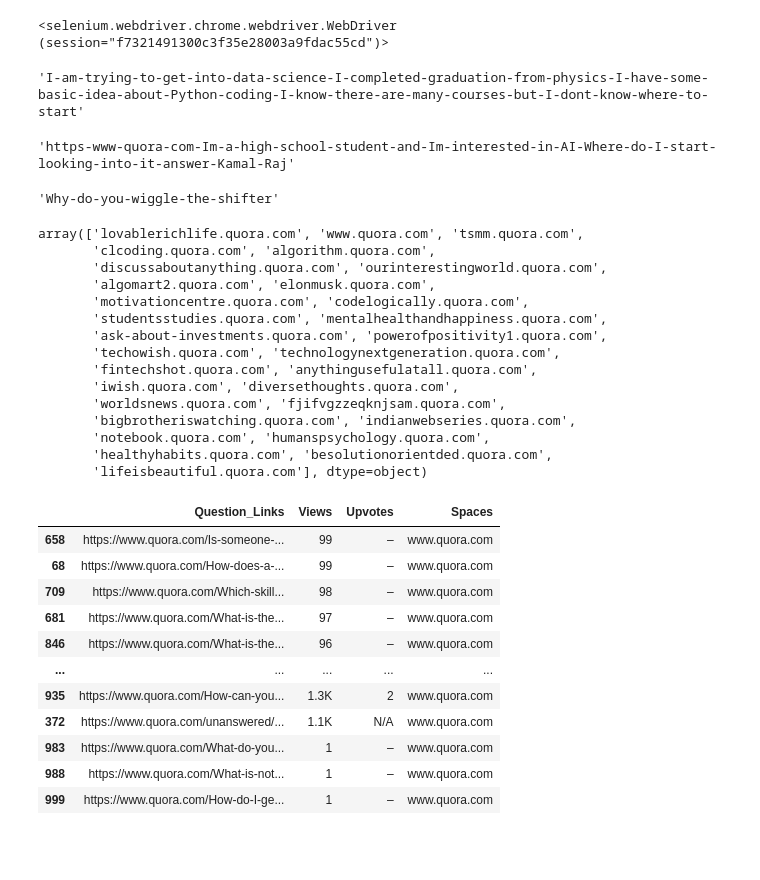
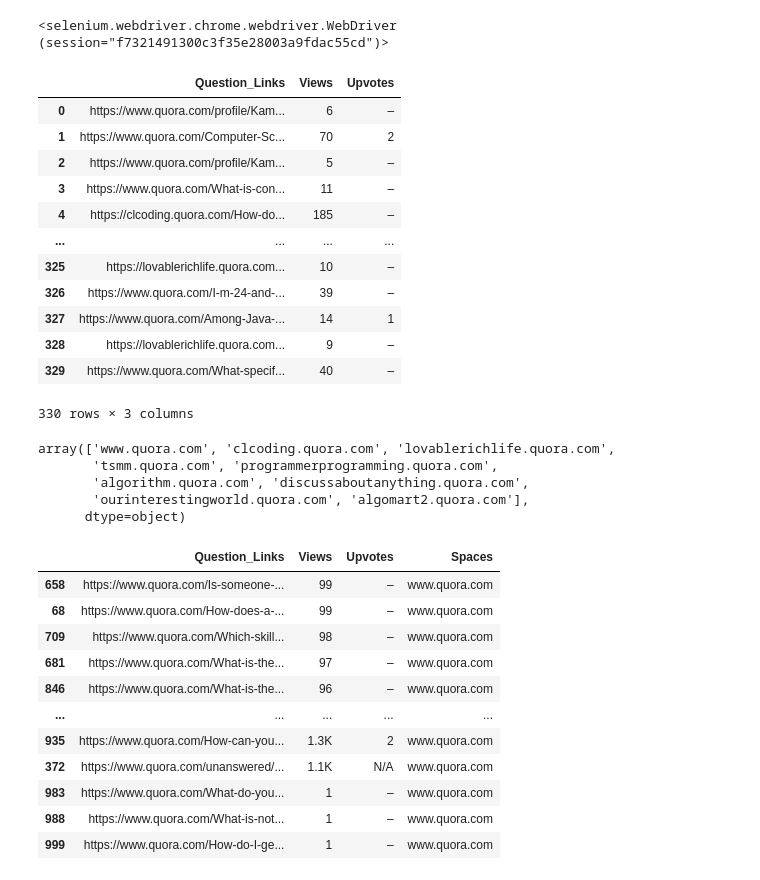
Before and after one commit to Kamalabot/Datagathering_Automation, a Jupyter notebook: QuoraScraper.ipynb, the cells around one changed output. Cells and saved outputs as stored; diff of their text form; code cells hidden in the pictures; blank space fills up the shorter version.

```diff
--- a/QuoraScraper.ipynb
+++ b/QuoraScraper.ipynb
@@ -60,11 +55,11 @@ quora_login = 'https://www.quora.com/'
 
 def live_driver(link):
 
-    options = Options()
+    #options = Options()
 
-    options.headless = True #making this driver headless so it can work in the background
+    #options.headless = True #making this driver headless so it can work in the background
 
-    driver = webdriver.Chrome(options=options, executable_path=r'chromedriver.exe')
+    driver = webdriver.Chrome()
 
     driver.get(link)
     driver.maximize_window()
@@ -364,15 +367,3 @@ view_list = view_count(my_driver)
 quest_links = question_collector(my_driver)
 
 quora_frame = pd.DataFrame({'Question_Links':quest_links, 'Views':view_list, 'Upvotes': upvote_list})
-# %%
-quora_frame.Question_Links[2].split('/')[3]
-# %% [output]
-'I-am-trying-to-get-into-data-science-I-completed-graduation-from-physics-I-have-some-basic-idea-about-Python-coding-I-know-there-are-many-courses-but-I-dont-know-where-to-start'
-# %%
-quora_frame.Question_Links[5].split('/')[3]
-# %% [output]
-'https-www-quora-com-Im-a-high-school-student-and-Im-interested-in-AI-Where-do-I-start-looking-into-it-answer-Kamal-Raj'
-# %%
-quora_frame.Question_Links[1].split('/')[3]
-# %% [output]
-'Why-do-you-wiggle-the-shifter'
@@ -379,22 +372,28 @@ quora_frame.Question_Links[1].split('/')[3]
+# %%
+quora_frame_live
+# %% [output]
+|  | Question_Links | Views | Upvotes |
+| 0 | https://www.quora.com/profile/Kam... | 6 | – |
+| 1 | https://www.quora.com/Computer-Sc... | 70 | 2 |
+| 2 | https://www.quora.com/profile/Kam... | 5 | – |
+| 3 | https://www.quora.com/What-is-con... | 11 | – |
+| 4 | https://clcoding.quora.com/How-do... | 185 | – |
+| ... | ... | ... | ... |
+| 325 | https://lovablerichlife.quora.com... | 10 | – |
+| 326 | https://www.quora.com/I-m-24-and-... | 39 | – |
+| 327 | https://www.quora.com/Among-Java-... | 14 | 1 |
+| 328 | https://lovablerichlife.quora.com... | 9 | – |
+| 329 | https://www.quora.com/What-specif... | 40 | – |
+330 rows × 3 columns
 # %%
-quora_frame['Spaces'] = quora_frame.Question_Links.apply(lambda x : x.split('/')[2])
-quora_frame.Spaces.unique()
+quora_frame_live['Spaces'] = quora_frame_live.Question_Links.apply(lambda x : x.split('/')[2])
+quora_frame_live.Spaces.unique()
 # %% [output]
-array(['lovablerichlife.quora.com', 'www.quora.com', 'tsmm.quora.com',
-       'clcoding.quora.com', 'algorithm.quora.com',
-       'discussaboutanything.quora.com', 'ourinterestingworld.quora.com',
-       'algomart2.quora.com', 'elonmusk.quora.com',
-       'motivationcentre.quora.com', 'codelogically.quora.com',
-       'studentsstudies.quora.com', 'mentalhealthandhappiness.quora.com',
-       'ask-about-investments.quora.com', 'powerofpositivity1.quora.com',
-       'techowish.quora.com', 'technologynextgeneration.quora.com',
-       'fintechshot.quora.com', 'anythingusefulatall.quora.com',
-       'iwish.quora.com', 'diversethoughts.quora.com',
-       'worldsnews.quora.com', 'fjifvgzzeqknjsam.quora.com',
-       'bigbrotheriswatching.quora.com', 'indianwebseries.quora.com',
-       'notebook.quora.com', 'humanspsychology.quora.com',
-       'healthyhabits.quora.com', 'besolutionorientded.quora.com',
-       'lifeisbeautiful.quora.com'], dtype=object)
+array(['www.quora.com', 'clcoding.quora.com', 'lovablerichlife.quora.com',
+       'tsmm.quora.com', 'programmerprogramming.quora.com',
+       'algorithm.quora.com', 'discussaboutanything.quora.com',
+       'ourinterestingworld.quora.com', 'algomart2.quora.com'],
+      dtype=object)
 # %%
 main_frame = quora_frame[quora_frame.Spaces == 'www.quora.com']
 main_frame.sort_values('Views', ascending = False)
```
Also changed, not shown: parts of 30 cells of this notebook, 1 other file.
